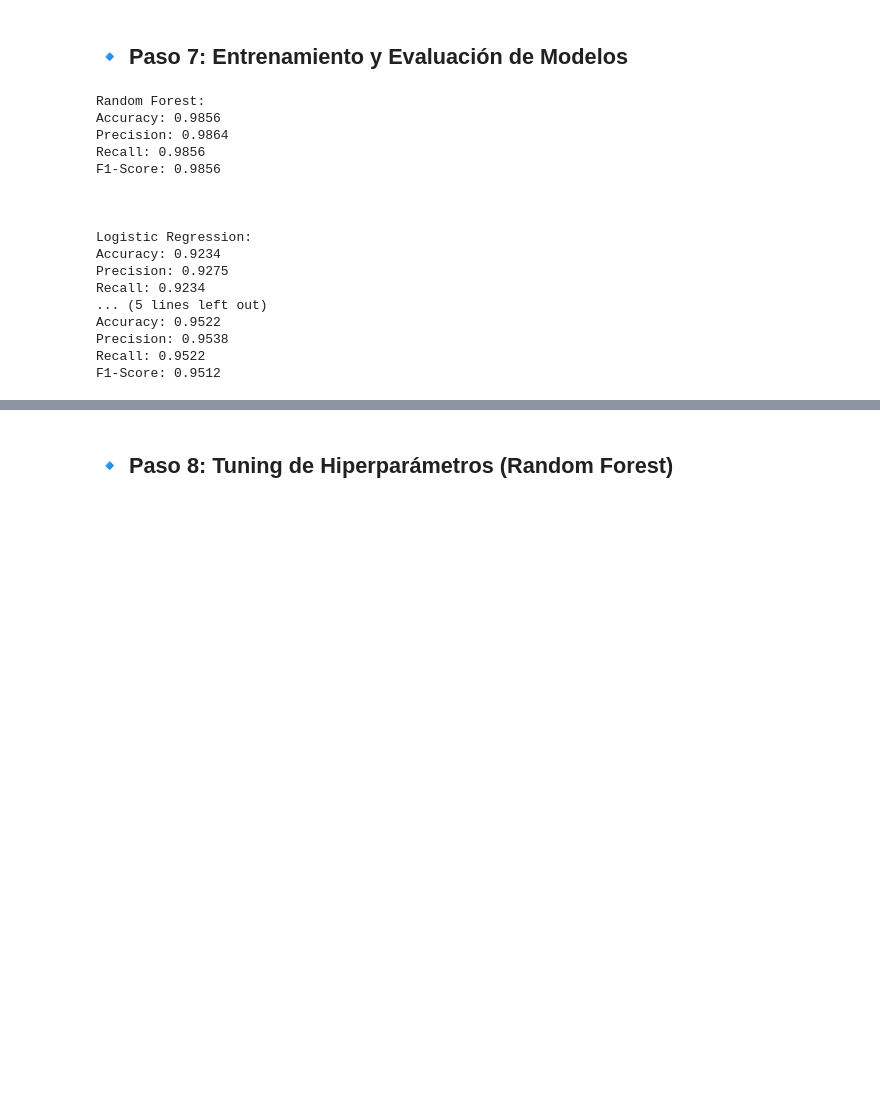
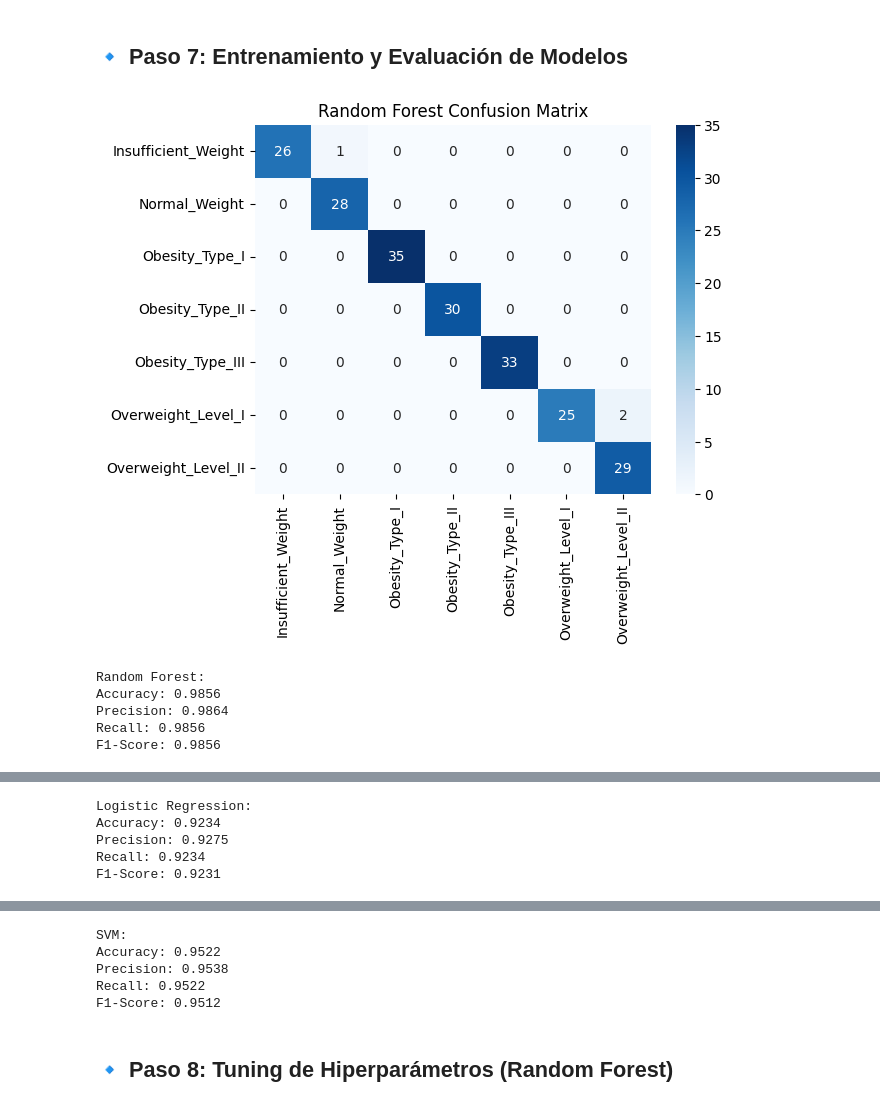
Before and after one commit to JohnReyes02/Talento_tech, a Jupyter notebook: Proyecto/2_Colab/obesidad_clasificacion_notebook.ipynb, the cells around one changed output, grey strips where cells are left out. Drawn from its saved outputs; the diff is of its cells as text; code cells hidden in the pictures; blank space fills up the shorter version.

```diff
--- a/Proyecto/2_Colab/obesidad_clasificacion_notebook.ipynb
+++ b/Proyecto/2_Colab/obesidad_clasificacion_notebook.ipynb
@@ -146,50 +146,41 @@ Index(['Age', 'Height', 'Weight', 'FCVC', 'NCP', 'CH2O', 'FAF', 'TUE', 'BMI',
 # %%
 
 models = {
     "Random Forest": RandomForestClassifier(random_state=42),
     "Logistic Regression": LogisticRegression(random_state=42),
     "SVM": SVC(random_state=42),
 }
 
 results = {}
 for name, model in models.items():
     model.fit(train_df.drop(columns=['NObeyesdad']), train_df['NObeyesdad'])
     y_pred_val = model.predict(val_df.drop(columns=['NObeyesdad']))
 
     results[name] = {
         "Accuracy": accuracy_score(val_df['NObeyesdad'], y_pred_val),
         "Precision": precision_score(val_df['NObeyesdad'], y_pred_val, average='weighted'),
         "Recall": recall_score(val_df['NObeyesdad'], y_pred_val, average='weighted'),
         "F1-Score": f1_score(val_df['NObeyesdad'], y_pred_val, average='weighted'),
         "Confusion Matrix": confusion_matrix(val_df['NObeyesdad'], y_pred_val),
     }
 
-    # sns.heatmap(results[name]["Confusion Matrix"], annot=True, fmt="d", cmap="Blues",
-    #             xticklabels=encoder.classes_, yticklabels=encoder.classes_)
-    # plt.title(f"{name} Confusion Matrix")
-    # plt.show()
+    # Grafica la matriz de confusión de cada modelo
+    sns.heatmap(results[name]["Confusion Matrix"], annot=True, fmt="d", cmap="Blues",
+                xticklabels=encoder.classes_, yticklabels=encoder.classes_)
+    plt.title(f"{name} Confusion Matrix")
+    plt.show()
 
+    # Muestra la evaluación de cada modelo
     print(f'{name}: ')
     print(f'Accuracy: {results[name]['Accuracy']:.4f}')
     print(f'Precision: {results[name]['Precision']:.4f}')
     print(f'Recall: {results[name]['Recall']:.4f}')
     print(f'F1-Score: {results[name]['F1-Score']:.4f}')
     print('\n\n')
 # %% [output]
+[figure, added]
 Random Forest:
 Accuracy: 0.9856
 Precision: 0.9864
 Recall: 0.9856
 F1-Score: 0.9856
-
-
-
-Logistic Regression:
-Accuracy: 0.9234
-Precision: 0.9275
-Recall: 0.9234
-... (5 lines left out)
-Accuracy: 0.9522
-Precision: 0.9538
-Recall: 0.9522
-F1-Score: 0.9512
@@ -195,0 +188,5 @@ F1-Score: 0.9512
+Logistic Regression:
+Accuracy: 0.9234
+Precision: 0.9275
+Recall: 0.9234
+F1-Score: 0.9231
@@ -196,3 +194,8 @@ F1-Score: 0.9512
+SVM:
+Accuracy: 0.9522
+Precision: 0.9538
+Recall: 0.9522
+F1-Score: 0.9512
 # %% [markdown]
 ## 🔹 Paso 8: Tuning de Hiperparámetros (Random Forest)
 # %%
```
Also changed, not shown: parts of 6 cells of this notebook, 45 other files.
